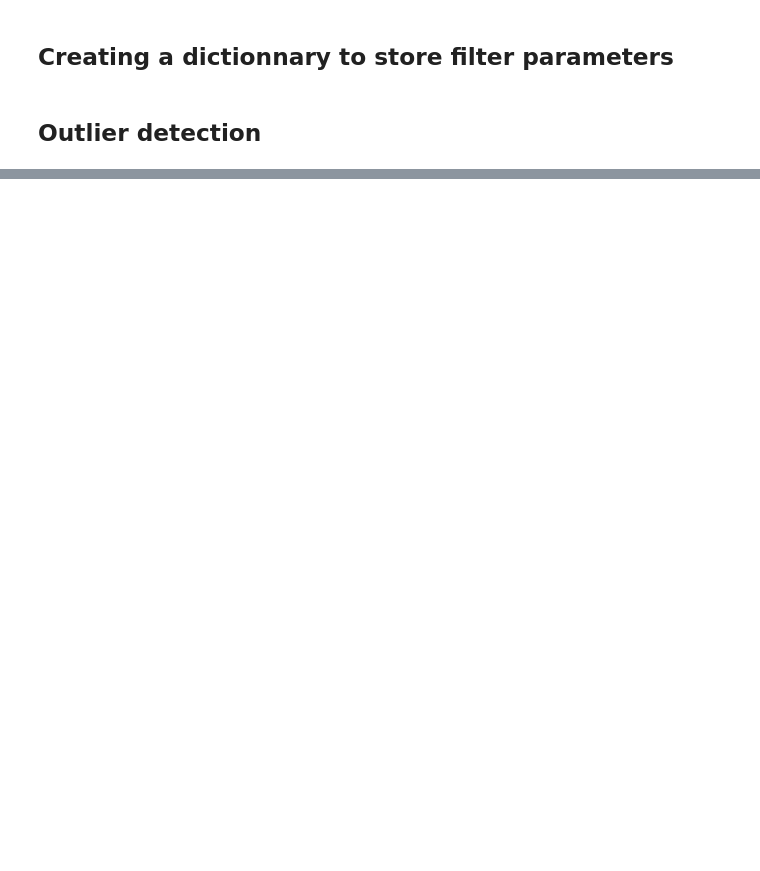
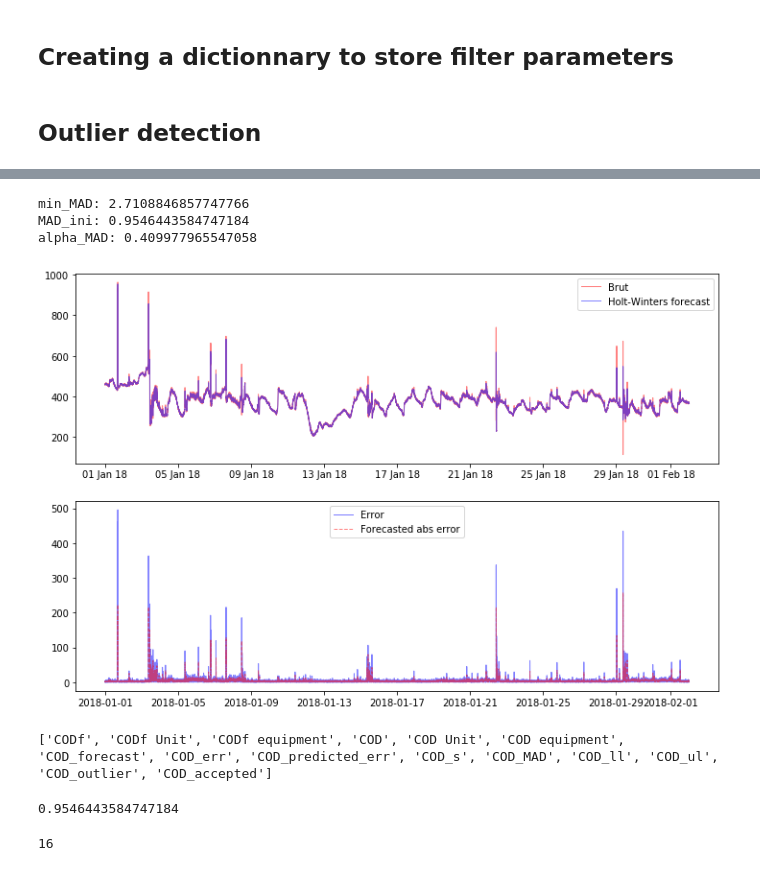
Before and after one commit to jeandavidt/datEAU_filtering, a Jupyter notebook: Univariate data treatment.ipynb, the cells around one changed output, grey strips where cells are left out. Cells and saved outputs as stored; diff of their text form; code cells hidden in the pictures; blank space fills up the shorter version.

```diff
--- a/Univariate data treatment.ipynb
+++ b/Univariate data treatment.ipynb
@@ -255,0 +86,7 @@ def shift(xs, n):
+# %%
+col='COD'
+# %%
+model = holtwinters.ExponentialSmoothing(df[col].values) #trend='add', damped=True)
+res = model.fit()
+param['lambda_z'] = res.params['smoothing_level']
+alpha_z = param['lambda_z']
@@ -255,0 +99,4 @@ def shift(xs, n):
+# %%
+df[col+'_forecast'] = res.fittedfcast[:-1]
+df[col+'_err'] = df[col+'_forecast']-df[col]
+df[[col, col+'_forecast', col+'_err']].head()
@@ -255,0 +111,60 @@ def shift(xs, n):
+# %%
+model_error = holtwinters.ExponentialSmoothing(abs(df[col+'_err'].values))
+result_error = model_error.fit()
+
+param['lambda_MAD'] = result_error.params['smoothing_level']
+alpha_MAD = param['lambda_MAD']
+param['MAD_ini'] = result_error.params['initial_level']
+MAD_ini = param['MAD_ini']
+
+
+df[col+'_predicted_err'] = result_error.fittedfcast[:-1]
+
+param['min_MAD'] = np.median(df[col+'_predicted_err'])
+min_MAD = param['min_MAD']
+
+print('min_MAD: {} \nMAD_ini: {} \nalpha_MAD: {}'.format(min_MAD, MAD_ini, alpha_MAD))
+# %% [output]
+min_MAD: 2.7108846857747766
+MAD_ini: 0.9546443584747184
+alpha_MAD: 0.409977965547058
+# %%
+from matplotlib import dates as mdates
+fig, axes = plt.subplots(figsize=(12,8),nrows=2, ncols=1)
+plt.rc('lines', linewidth=1)
+
+ax = axes.flatten()[0]
+ax.plot(df[col],c='r', alpha=0.5)
+ax.plot(df[col+'_forecast'],c='b', alpha=0.5)
+ax.xaxis.set_major_formatter(mdates.DateFormatter('%d %b %y'))
+ax.legend(['Brut','Holt-Winters forecast'])
+
+ax2 = axes.flatten()[1]
+ax2.plot(abs(df[col+'_err']),'b', linestyle='-',alpha=0.5)
+ax2.plot(df[col+'_predicted_err'],linestyle='dashed',c='r', alpha=0.5)
+ax2.legend(['Error','Forecasted abs error'])
+plt.show()
+# %% [output]
+[figure, added]
+# %%
+df[col+'_s'] = np.nan
+df[col+'_MAD'] = np.nan
+df[col+'_ll'] = np.nan
+df[col+'_ul'] = np.nan
+df[col+'_outlier'] = np.nan
+df[col+'_accepted'] = np.nan
+a=[]
+for column in df.columns:
+    if 'COD' in column:
+        a.append(column)
+print(a)
+# %% [output]
+['CODf', 'CODf Unit', 'CODf equipment', 'COD', 'COD Unit', 'COD equipment', 'COD_forecast', 'COD_err', 'COD_predicted_err', 'COD_s', 'COD_MAD', 'COD_ll', 'COD_ul', 'COD_outlier', 'COD_accepted']
+# %%
+print(MAD_ini)
+# %% [output]
+0.9546443584747184
+# %%
+df.columns.get_loc('COD_MAD')
+# %% [output]
+16
```
Also changed, not shown: parts of 40 cells of this notebook, 7 other files.
